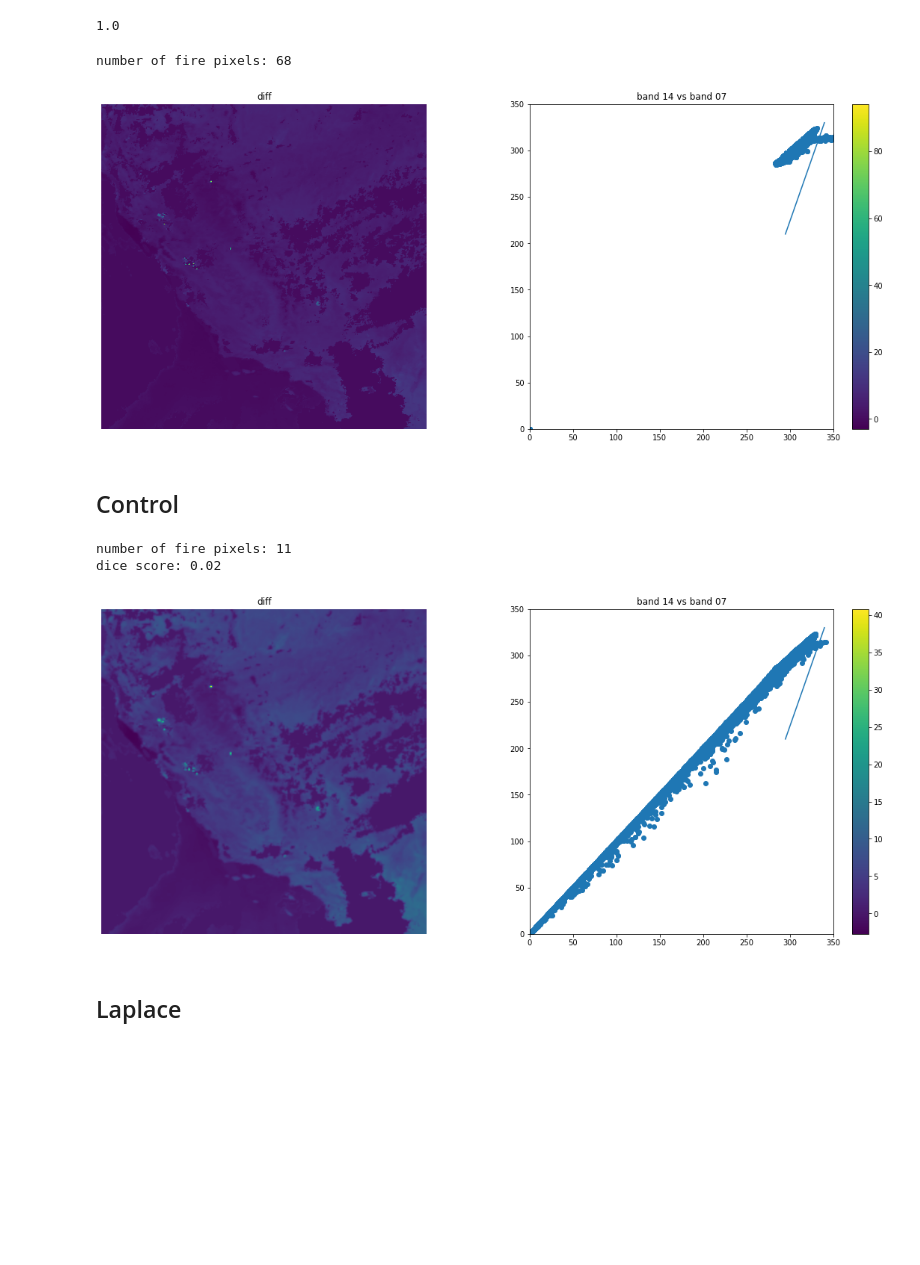
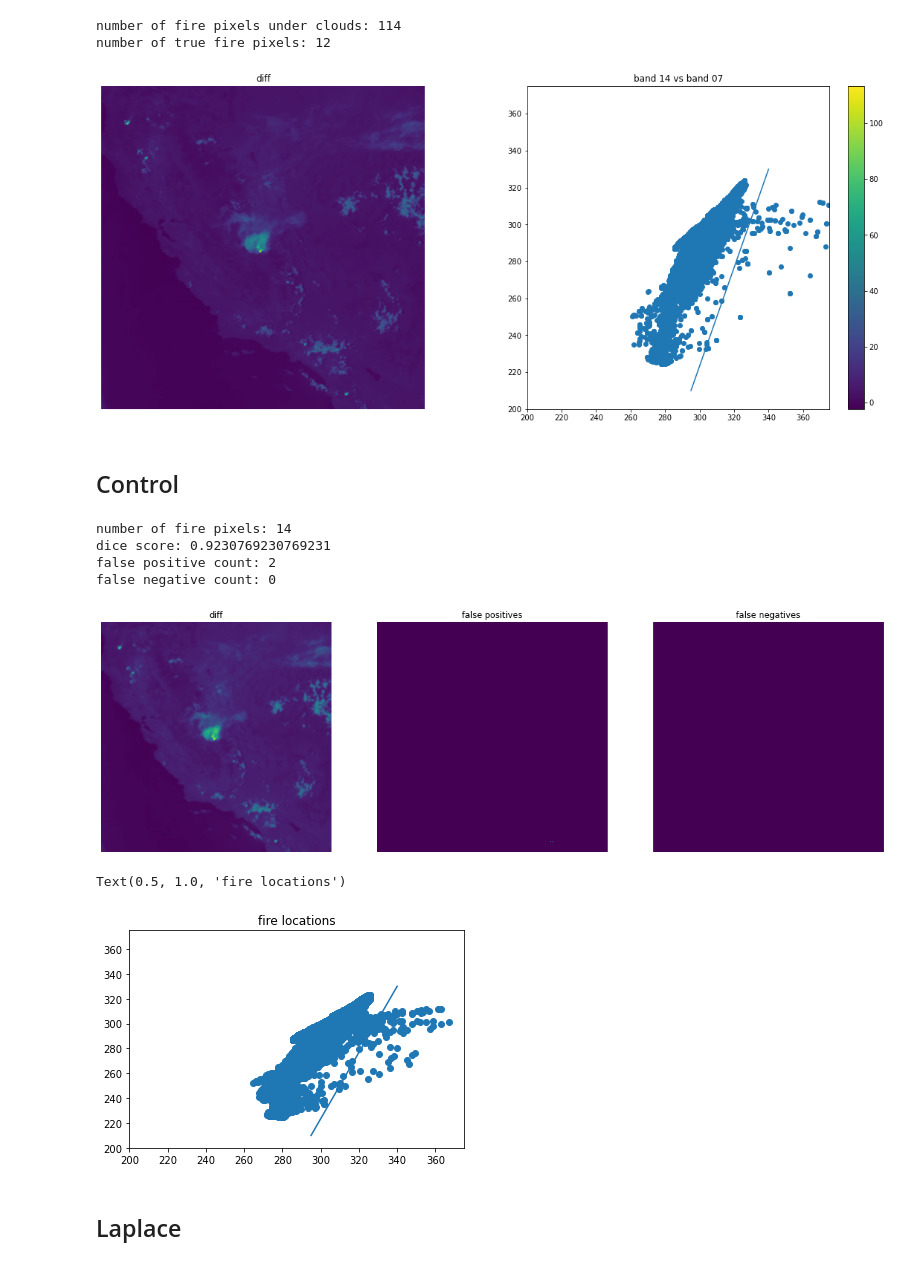
Before and after one commit to ccny-glasslab/Fires, a Jupyter notebook: Identifying Fires/dice_scores_example.ipynb, the cells around one changed output. Saved outputs shown, nothing was run; the diff lists cells and outputs as text; code cells hidden in the pictures; blank space fills up the shorter version.

Commit message:
found FP/FN counts

```diff
--- a/Identifying Fires/dice_scores_example.ipynb
+++ b/Identifying Fires/dice_scores_example.ipynb
@@ -22,6 +22,8 @@ from sklearn.metrics import mean_squared_error
 fs = s3fs.S3FileSystem(anon = True)
 model = hub.load("https://tfhub.dev/captain-pool/esrgan-tf2/1")
 random.seed(42)
+graph_min = 200
+graph_max = 375
 # %%
 filedates = set()
 files = []
@@ -72,10 +84,3 @@ def dice_score(x, y):
-# %%
-#checking dice score function
-x = np.array([1, 2, 3, 4])
-y = np.array([1, 2, 3, 4])
-print(dice_score(x, y))
-# %% [output]
-1.0
 # %%
 def control_img(img):
     """
@@ -146,11 +151,8 @@ while isFire == False:
         img07 = np.load(path + file07)
         img14 = np.load(path + file14)
 
-        mask = np.load(pathCM + CM)
-        mask = mask.astype(bool)
-
-        img07[mask] = 0
-        img14[mask] = 0
+        cloud_mask = np.load(pathCM + CM)
+        cloud_mask = cloud_mask.astype(bool)
 
         if len(fire_threshold(img07, img14)) != 0:
             isFire = True
@@ -158,14 +160,13 @@ while isFire == False:
     except:
         pass
 
-print("number of fire pixels: " + str(len(fire_threshold(img07, img14))))
-
-m = (330-210)/(340-295)
-b = 210 - m*295
-
-fire_mask = (img14) < (m*img07 + b)
+fires = np.logical_and(fire_mask(img07, img14), np.logical_not(cloud_mask))
-# %% [output]
-number of fire pixels: 68
+# %%
+print("number of fire pixels under clouds: " + str(np.count_nonzero(fire_mask(img07, img14))))
+print("number of true fire pixels: " + str(np.count_nonzero(fires)))
+# %% [output]
+number of fire pixels under clouds: 114
+number of true fire pixels: 12
 # %%
 fig, ax = plt.subplots(1, 2, figsize=(20, 8), gridspec_kw={'width_ratios': [1, 1]})
 
@@ -177,41 +178,57 @@ fig.colorbar(im)
 
 ax[1].scatter(img07, img14)
 ax[1].plot([295, 340], [210, 330], label='fires')
-ax[1].set_xlim([0, 350])
-ax[1].set_ylim([0, 350])
+ax[1].set_xlim([graph_min, graph_max])
+ax[1].set_ylim([graph_min, graph_max])
 ax[1].set_title('band 14 vs band 07')
 
 plt.show()
 # %% [output]
-[figure, old version]
+[figure, new version]
 # %% [markdown]
 ## Control
 # %%
 data07 = control_img(img07)
 data14 = control_img(img14)
-fires = (data14) < (m*data07 + b)
-print("number of fire pixels: " + str(len(fire_threshold(data07, data14))))
-print("dice score: " + str(dice_score(fire_mask, fires)))
+datafires = fire_mask(data07, data14)
+datafires = np.logical_and(datafires, np.logical_not(cloud_mask))
+stats = other_stats(fires, datafires)
+print("number of fire pixels: " + str(np.count_nonzero(datafires)))
+print("dice score: " + str(dice_score(fires, datafires)))
+print("false positive count: " + str(np.count_nonzero(stats[0])))
+print("false negative count: " + str(np.count_nonzero(stats[1])))
 
-fig, ax = plt.subplots(1, 2, figsize=(20, 8), gridspec_kw={'width_ratios': [1, 1]})
+fig, ax = plt.subplots(1, 3, figsize=(20, 10), gridspec_kw={'width_ratios': [1, 1, 1]})
 
 diff = data07 - data14
 im = ax[0].imshow(diff, aspect='equal')
 ax[0].set_title('diff')
 ax[0].axis('off')
-fig.colorbar(im)
+# fig.colorbar(im)
 
-ax[1].scatter(data07, data14)
-ax[1].plot([295, 340], [210, 330], label='fires')
-ax[1].set_xlim([0, 350])
-ax[1].set_ylim([0, 350])
-ax[1].set_title('band 14 vs band 07')
+im = ax[1].imshow(stats[0], aspect='equal')
+ax[1].set_title('false positives')
+ax[1].axis('off')
+
+im = ax[2].imshow(stats[1], aspect='equal')
+ax[2].set_title('false negatives')
+ax[2].axis('off')
 
 plt.show()
+
+plt.scatter(data07, data14)
+plt.plot([295, 340], [210, 330], label='fires')
+plt.xlim([graph_min, graph_max])
+plt.ylim([graph_min, graph_max])
+plt.title('fire locations')
 # %% [output]
-number of fire pixels: 11
-dice score: 0.02
+number of fire pixels: 14
+dice score: 0.9230769230769231
+false positive count: 2
+false negative count: 0
-[figure, old version]
+[figure, new version]
+Text(0.5, 1.0, 'fire locations')
+[figure, added]
 # %% [markdown]
 ## Laplace
 # %%
```
Also changed, not shown: parts of 3 cells of this notebook, 2 other files.
